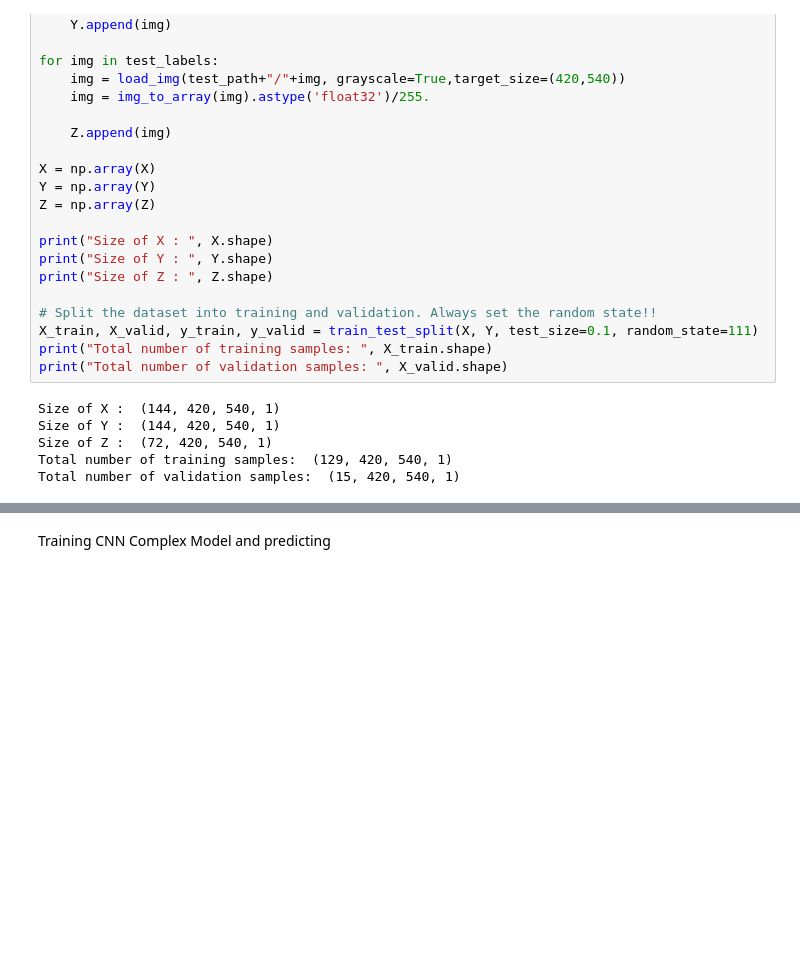
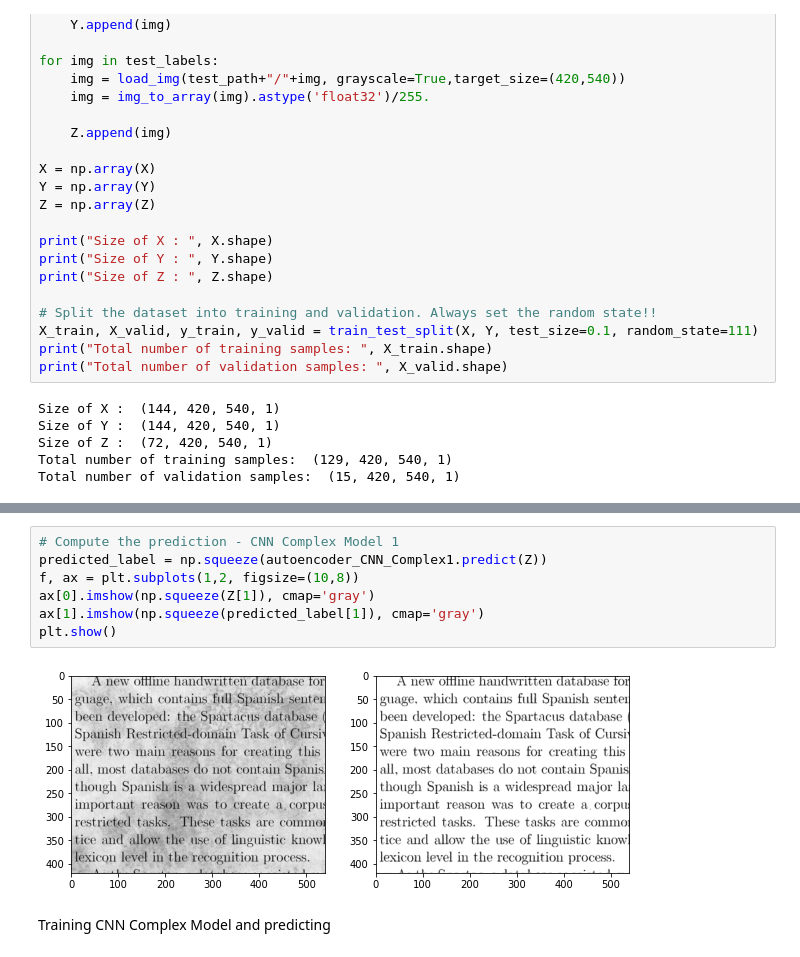
Before and after one commit to Aastha1794/Deep_Learning, a Jupyter notebook: Autoencoder.ipynb, the cells around one changed output, grey strips where cells are left out. Drawn from its saved outputs; the diff is of its cells as text; blank space fills up the shorter version.

```diff
--- a/Autoencoder.ipynb
+++ b/Autoencoder.ipynb
@@ -1039,3 +1111,12 @@ plt.show()
+# %%
+# Compute the prediction - CNN Complex Model 1
+predicted_label = np.squeeze(autoencoder_CNN_Complex1.predict(Z))
+f, ax = plt.subplots(1,2, figsize=(10,8))
+ax[0].imshow(np.squeeze(Z[1]), cmap='gray')
+ax[1].imshow(np.squeeze(predicted_label[1]), cmap='gray')
+plt.show()
+# %% [output]
+[figure, added]
 # %% [markdown]
 Training CNN Complex Model and predicting
 # %%
```
Also changed, not shown: parts of 24 cells of this notebook.
